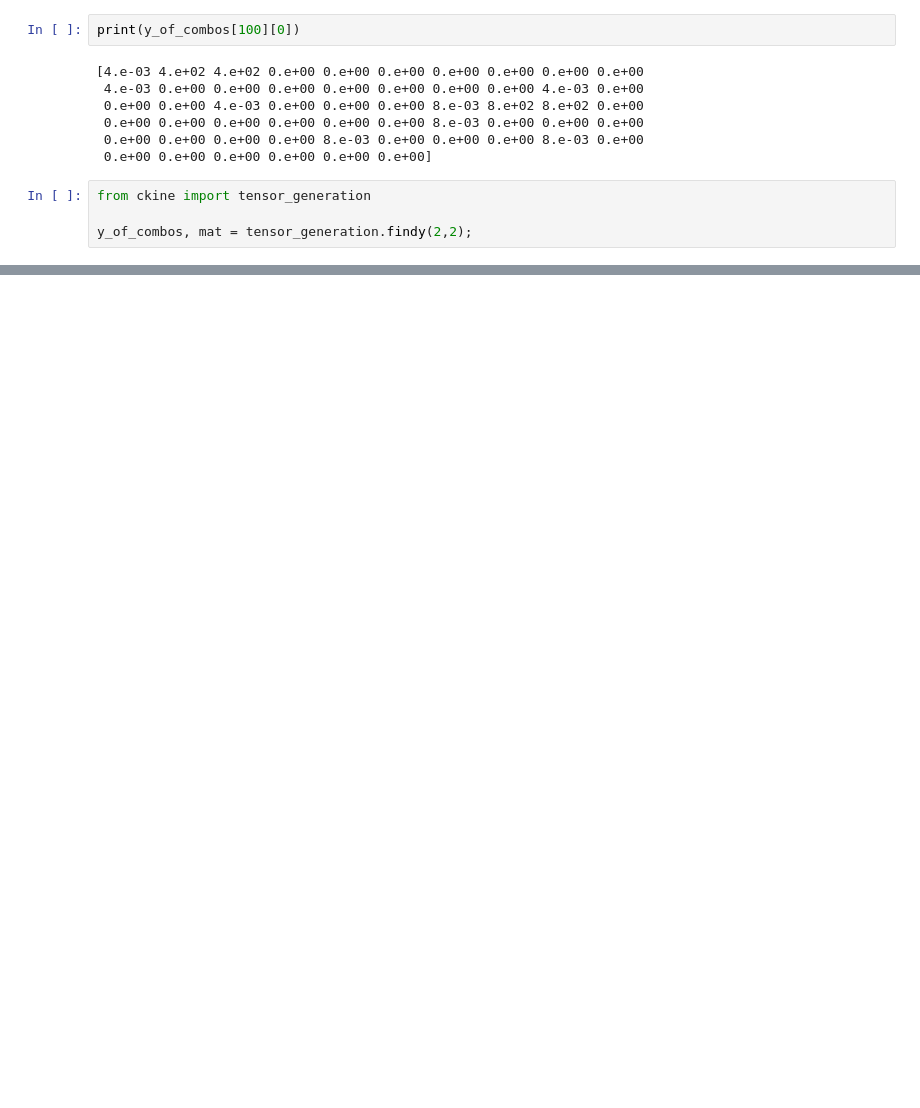
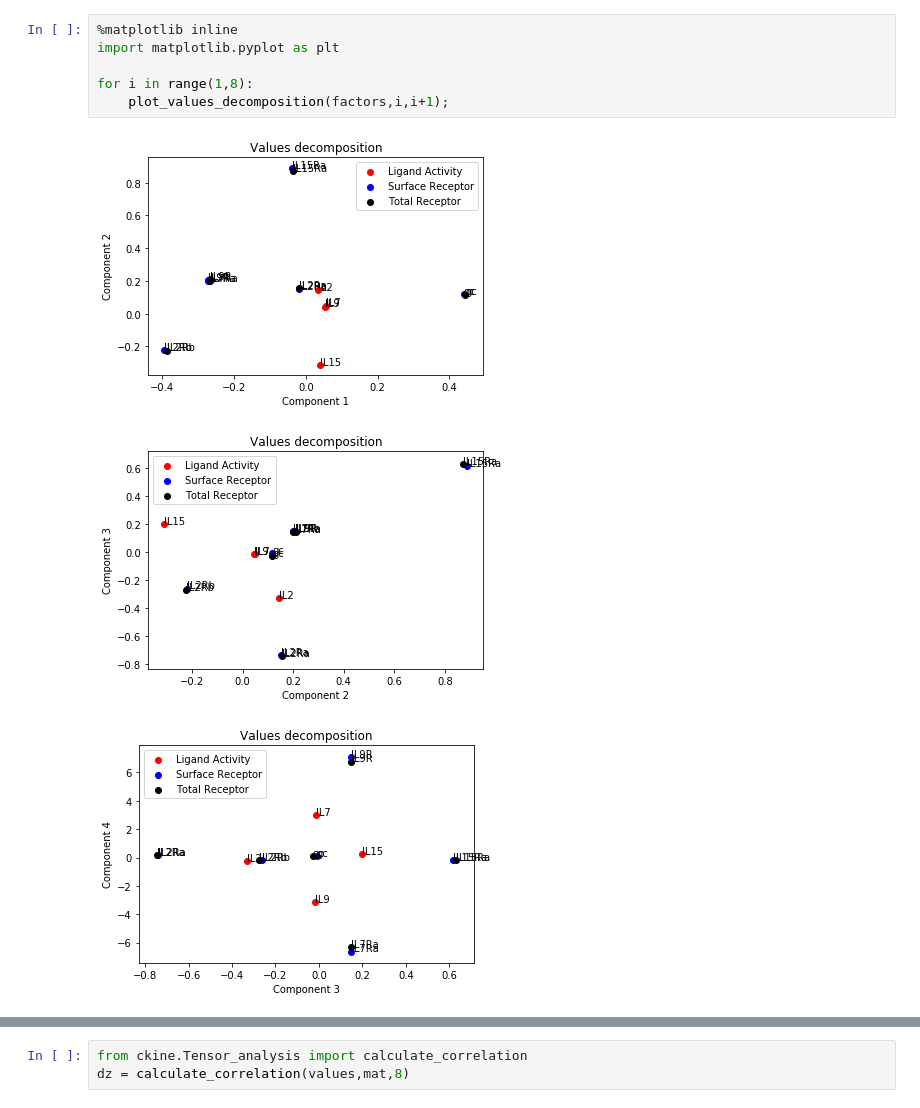
Before and after one commit to meyer-lab/gc-cytokines, a Jupyter notebook: Tensor_decomposition_plotting.ipynb, the cells around one changed output, grey strips where cells are left out. Saved outputs shown, nothing was run; the diff lists cells and outputs as text; blank space fills up the shorter version.

```diff
--- a/Tensor_decomposition_plotting.ipynb
+++ b/Tensor_decomposition_plotting.ipynb
@@ -69,13 +55,10 @@ print(Tensor_analysis.mat.shape)
-# %%
-print(y_of_combos[100][0])
-# %% [output]
-[4.e-03 4.e+02 4.e+02 0.e+00 0.e+00 0.e+00 0.e+00 0.e+00 0.e+00 0.e+00
- 4.e-03 0.e+00 0.e+00 0.e+00 0.e+00 0.e+00 0.e+00 0.e+00 4.e-03 0.e+00
- 0.e+00 0.e+00 4.e-03 0.e+00 0.e+00 0.e+00 8.e-03 8.e+02 8.e+02 0.e+00
- 0.e+00 0.e+00 0.e+00 0.e+00 0.e+00 0.e+00 8.e-03 0.e+00 0.e+00 0.e+00
- 0.e+00 0.e+00 0.e+00 0.e+00 8.e-03 0.e+00 0.e+00 0.e+00 8.e-03 0.e+00
- 0.e+00 0.e+00 0.e+00 0.e+00 0.e+00 0.e+00]
-# %%
-from ckine import tensor_generation
-
-y_of_combos, mat = tensor_generation.findy(2,2);
+# %%
+%matplotlib inline
+import matplotlib.pyplot as plt
+
+for i in range(1,8):
+    plot_values_decomposition(factors,i,i+1);
+# %% [output]
+[figure, added]
+[figure, added]
+[figure, added]
@@ -81,0 +69,3 @@ y_of_combos, mat = tensor_generation.findy(2,2);
+# %%
+from ckine.Tensor_analysis import calculate_correlation
+dz = calculate_correlation(values,mat,8)
```
Also changed, not shown: parts of 10 cells of this notebook, 4 other files.
